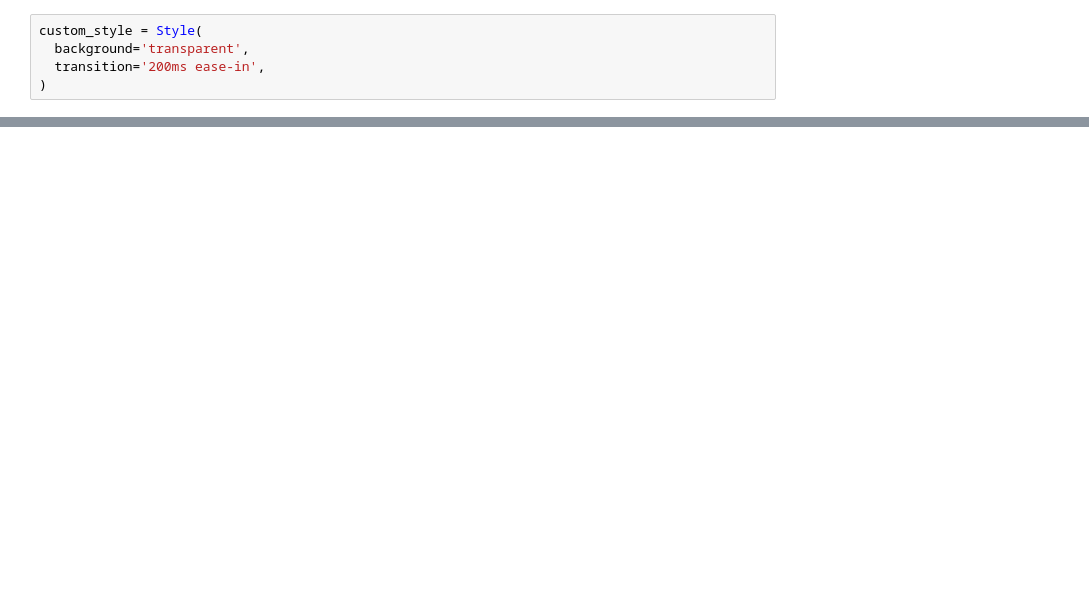
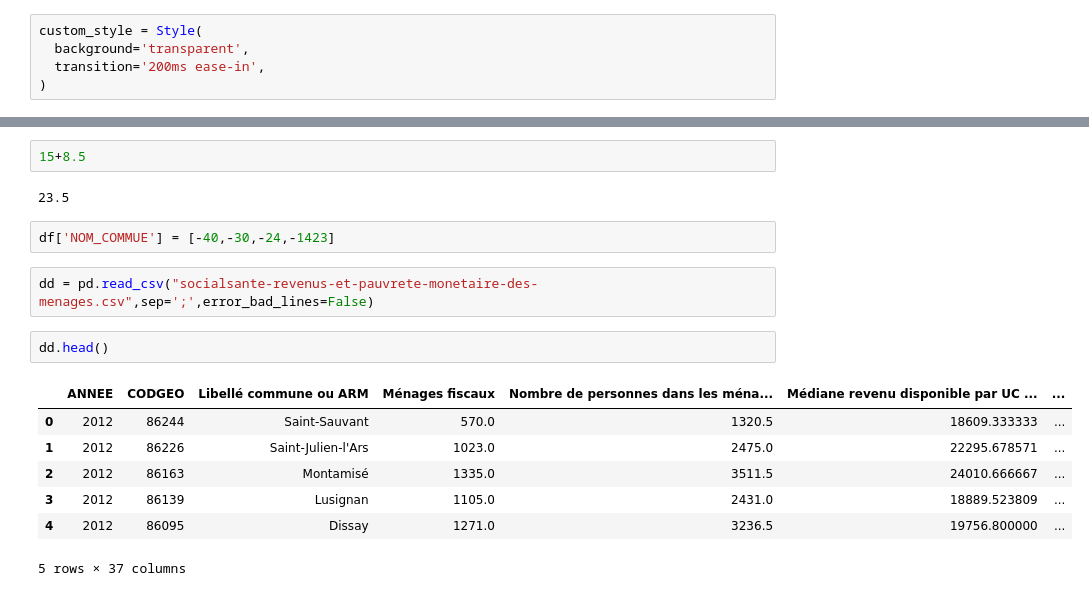
Before and after one commit to morel-hugo/SIREN-SIRET, a Jupyter notebook: main.ipynb, the cells around one changed output, grey strips where cells are left out. Cells and saved outputs as stored; diff of their text form; blank space fills up the shorter version.

```diff
--- a/main.ipynb
+++ b/main.ipynb
@@ -505,0 +482,18 @@ file:///var/folders/v3/6rms4ljn2dzdln_l8746trf00000gn/T/tmpgvk2hnx7.html
+# %%
+15+8.5
+# %% [output]
+23.5
+# %%
+df['NOM_COMMUE'] = [-40,-30,-24,-1423]
+# %%
+dd = pd.read_csv("socialsante-revenus-et-pauvrete-monetaire-des-menages.csv",sep=';',error_bad_lines=False)
+# %%
+dd.head()
+# %% [output]
+|  | ANNEE | CODGEO | Libellé commune ou ARM | Ménages fiscaux | Nombre de personnes dans les ména... | Médiane revenu disponible par UC ... | ... |
+| 0 | 2012 | 86244 | Saint-Sauvant | 570.0 | 1320.5 | 18609.333333 | ... |
+| 1 | 2012 | 86226 | Saint-Julien-l'Ars | 1023.0 | 2475.0 | 22295.678571 | ... |
+| 2 | 2012 | 86163 | Montamisé | 1335.0 | 3511.5 | 24010.666667 | ... |
+| 3 | 2012 | 86139 | Lusignan | 1105.0 | 2431.0 | 18889.523809 | ... |
+| 4 | 2012 | 86095 | Dissay | 1271.0 | 3236.5 | 19756.800000 | ... |
+5 rows × 37 columns
```
Also changed, not shown: parts of 134 cells of this notebook.
